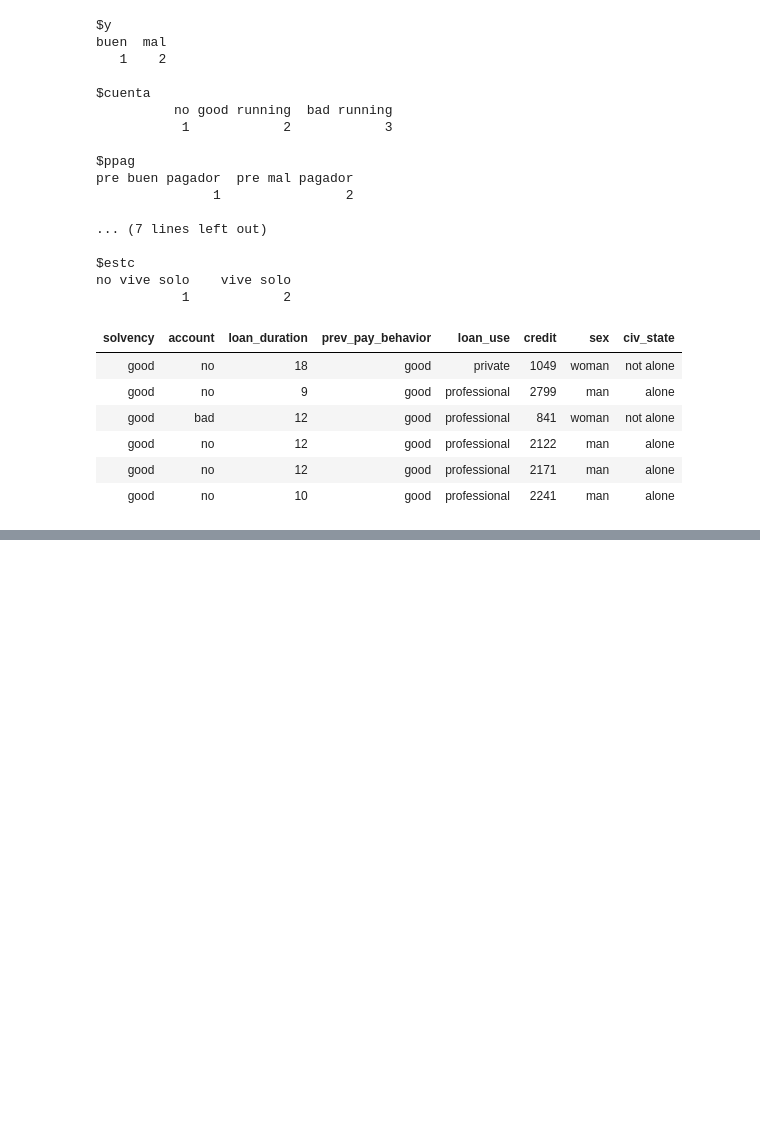
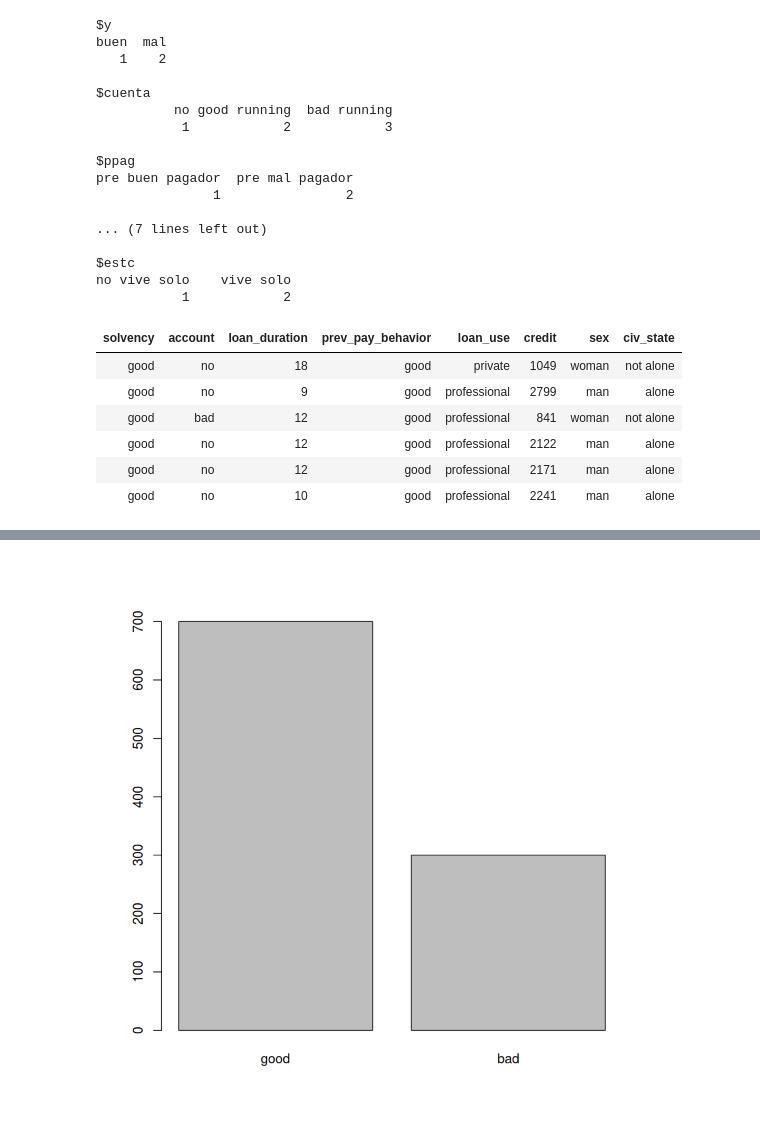
Before and after one commit to gsarti/mlda-course-units, a Jupyter notebook: 11_classification_logistic_regression/classification_logistic_regression.ipynb, the cells around one changed output, grey strips where cells are left out. Cells and saved outputs as stored; diff of their text form; code cells hidden in the pictures; blank space fills up the shorter version.

```diff
--- a/11_classification_logistic_regression/classification_logistic_regression.ipynb
+++ b/11_classification_logistic_regression/classification_logistic_regression.ipynb
@@ -191,0 +244,4 @@ head(data)
+# %%
+data$solvency  %>% table %>% barplot
+# %% [output]
+[figure, added]
```
Also changed, not shown: parts of 22 cells of this notebook.
